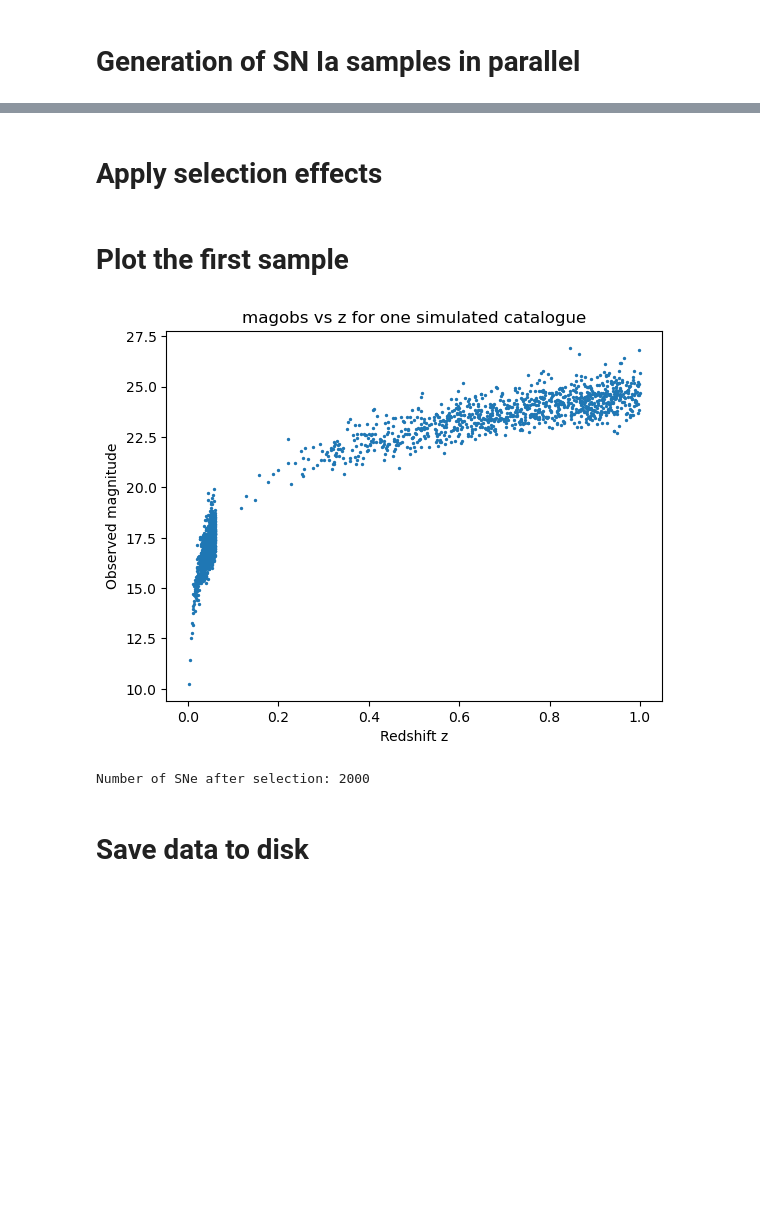
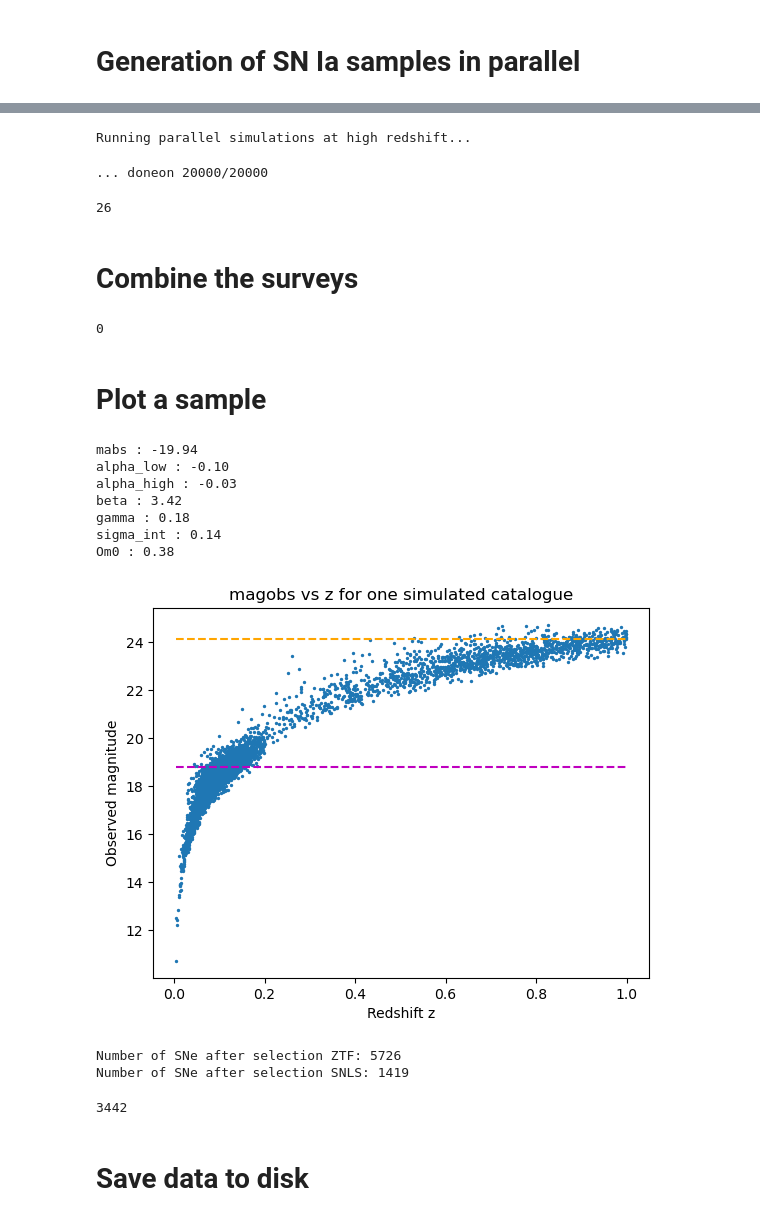
Before and after one commit to a-trigui/ximinf, a Jupyter notebook: notebooks/1_generate_train_data.ipynb, the cells around one changed output, grey strips where cells are left out. Cells and saved outputs as stored; diff of their text form; code cells hidden in the pictures; blank space fills up the shorter version.

```diff
--- a/notebooks/1_generate_train_data.ipynb
+++ b/notebooks/1_generate_train_data.ipynb
@@ -104,8 +109,8 @@ plt.show()
 # print("... done")
 # %%
 # LEMAITRE simulation
-M_low_z = 1000
-M_high_z = 1000
+M_low_z = 30_000
+M_high_z = 2000
 M = M_low_z + M_high_z
 # %%
 # Define errors
@@ -206,3 +206,31 @@ Running parallel simulations at high redshift...
+# %%
+high_loc = 24.1
+high_scale = 4
+
+print("Running parallel simulations at high redshift...")
+# with parallel_backend("threading"):
+results_high_z = Parallel(n_jobs=min(N_total//20, num_threads-2))(
+    delayed(gsim.simulate_one)(
+        {k: v[i] for k, v in params_dict.items()},
+        z_max=z_high,
+        M=M_high_z,
+        cols=columns,
+        errormodel=noise_model_high,
+        malmquist=(high_loc, high_scale), # Fitted on Bazin 2011
+        N=N_total,
+        i=i
+    )
+    for i in range(N_total)
+)
+print("... done")
+
+gc.collect()
+# %% [output]
+Running parallel simulations at high redshift...
+... doneon 20000/20000
+26
+# %% [markdown]
+# Combine the surveys
 # %%
 results = []
 
@@ -212,5 +240,7 @@ for low, high in zip(results_low_z, results_high_z):
         for col in columns
     }
     results.append(combined)
+
+gc.collect()
+# %% [output]
+0
-# %% [markdown]
-# Apply selection effects
@@ -223,31 +247,50 @@ for low, high in zip(results_low_z, results_high_z):
 # %% [markdown]
-# Plot the first sample
+# Plot a sample
 # %%
+index = 5
+
+for dict_key in params_dict:
+    print(f"{dict_key} : {params_dict[dict_key][index]:.2f}")
+
 # Take one simulation
-example = results[1]
+example = results[index]
 
 # Convert columns to NumPy arrays for easier indexing
 magobs = np.array(example['magobs'])
 z      = np.array(example['z'])
 
 # Apply selection (magobs > 0)
 mask = magobs > 0
 magobs_cut = magobs[mask]
 z_cut = z[mask]
 
 # Plot
 plt.figure()
 plt.scatter(z_cut, magobs_cut, s=2)
+plt.hlines(low_loc, xmin=z.min(), xmax=z.max(), colors='m', linestyles='dashed', label='low_z_cut')
+plt.hlines(high_loc, xmin=z.min(), xmax=z.max(), colors='orange', linestyles='dashed', label='high_z_cut')
 plt.xlabel("Redshift z")
 plt.ylabel("Observed magnitude")
 plt.title("magobs vs z for one simulated catalogue")
 plt.show()
 
 # Number of SNe after selection
-print('Number of SNe after selection:', len(magobs_cut))
+print('Number of SNe after selection ZTF:', len(results_low_z[index]['magobs']))
+print('Number of SNe after selection SNLS:', len(results_high_z[index]['magobs']))
+
+gc.collect()
 # %% [output]
+mabs : -19.94
+alpha_low : -0.10
+alpha_high : -0.03
+beta : 3.42
+gamma : 0.18
+sigma_int : 0.14
+Om0 : 0.38
-[figure, old version]
+[figure, new version]
-Number of SNe after selection: 2000
+Number of SNe after selection ZTF: 5726
+Number of SNe after selection SNLS: 1419
+3442
 # %% [markdown]
 # Save data to disk
 # %% [markdown]
```
Also changed, not shown: parts of 8 cells of this notebook, 3 other files.
